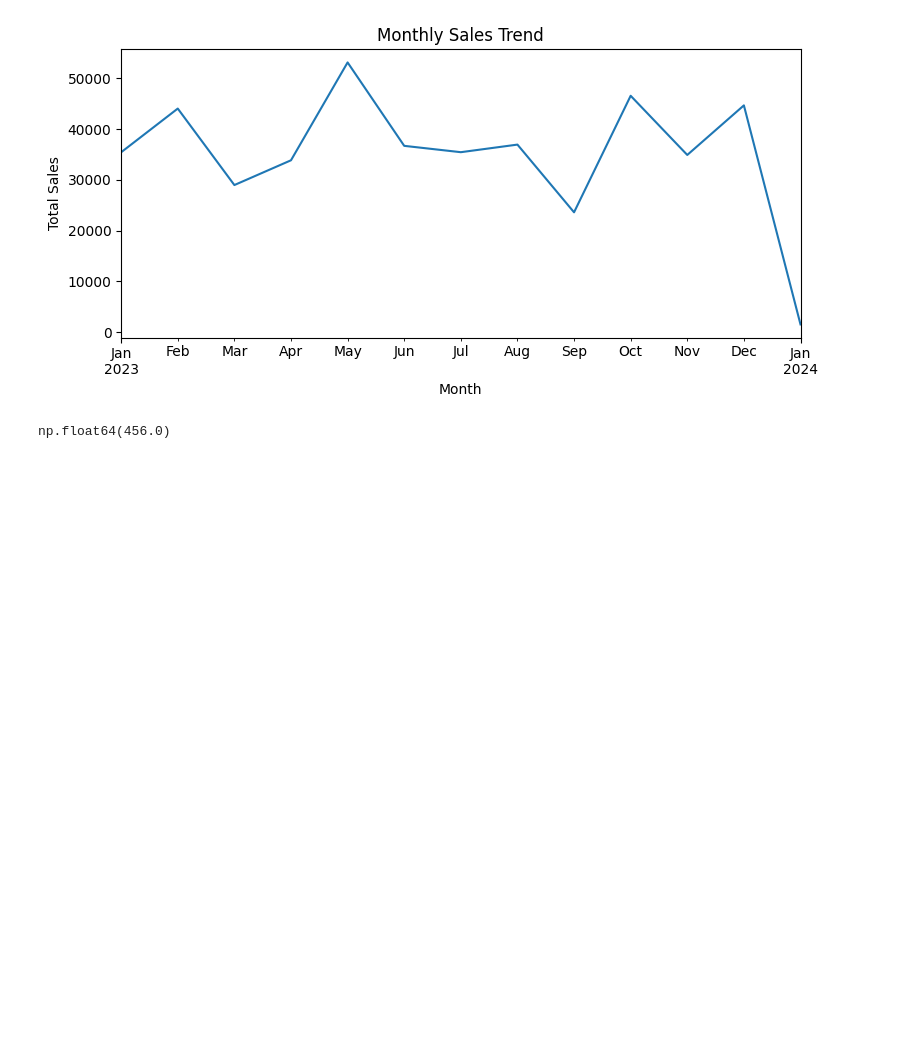
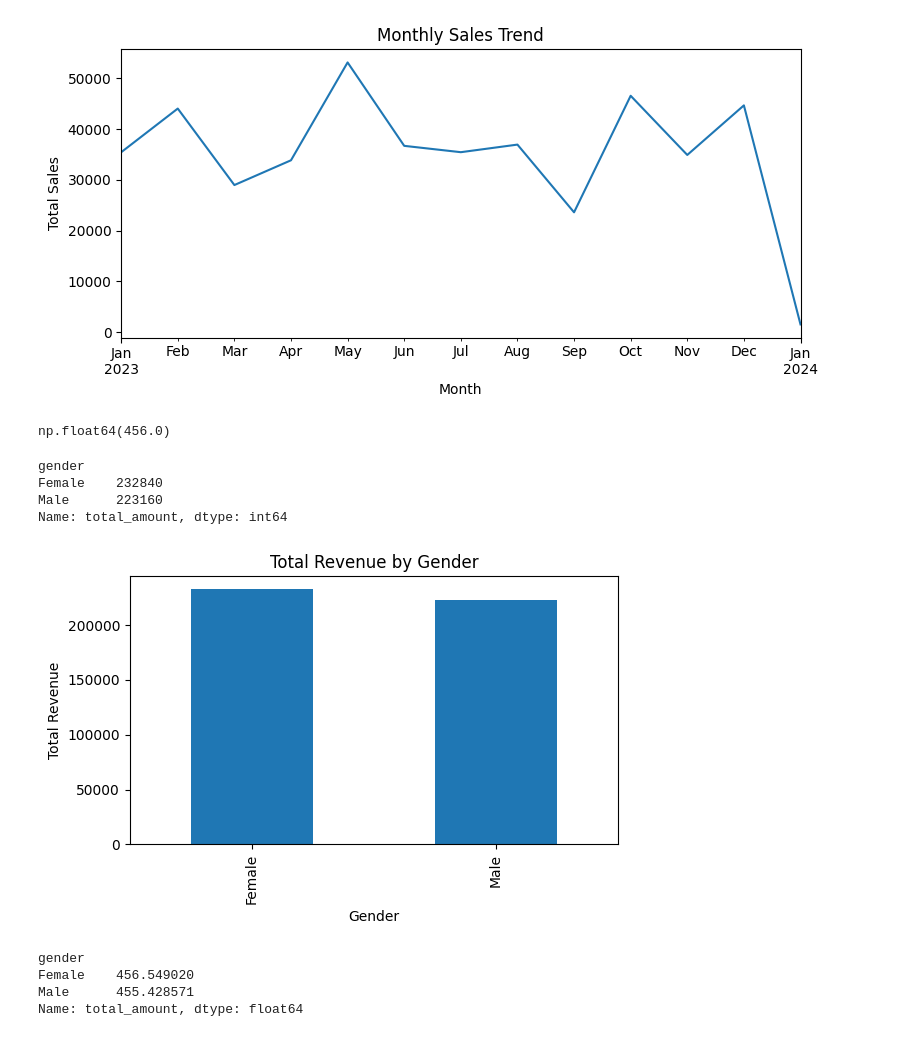
Before and after one commit to TathilaSiriwardhana/Retail-sales-data-analysis, a Jupyter notebook: notebooks/03_customer_and_product_insights.ipynb, the cells around one changed output. Drawn from its saved outputs; the diff is of its cells as text; code cells hidden in the pictures; blank space fills up the shorter version.

```diff
--- a/notebooks/03_customer_and_product_insights.ipynb
+++ b/notebooks/03_customer_and_product_insights.ipynb
@@ -119,3 +119,41 @@ average_order_value = df["total_amount"].mean()
 average_order_value
 # %% [output]
 np.float64(456.0)
+# %%
+gender_revenue = (
+    df.groupby("gender")["total_amount"]
+      .sum()
+      .sort_values(ascending=False)
+)
+
+gender_revenue
+# %% [output]
+gender
+Female    232840
+Male      223160
+Name: total_amount, dtype: int64
+# %%
+plt.figure(figsize=(6, 4))
+gender_revenue.plot(kind="bar")
+plt.title("Total Revenue by Gender")
+plt.xlabel("Gender")
+plt.ylabel("Total Revenue")
+plt.tight_layout()
+
+plt.savefig("../outputs/figures/revenue_by_gender.png")
+plt.show()
+# %% [output]
+[figure, added]
+# %%
+gender_avg_spend = (
+    df.groupby("gender")["total_amount"]
+      .mean()
+      .sort_values(ascending=False)
+)
+
+gender_avg_spend
+# %% [output]
+gender
+Female    456.549020
+Male      455.428571
+Name: total_amount, dtype: float64
```
Also changed, not shown: parts of 9 cells of this notebook, 5 other files.
